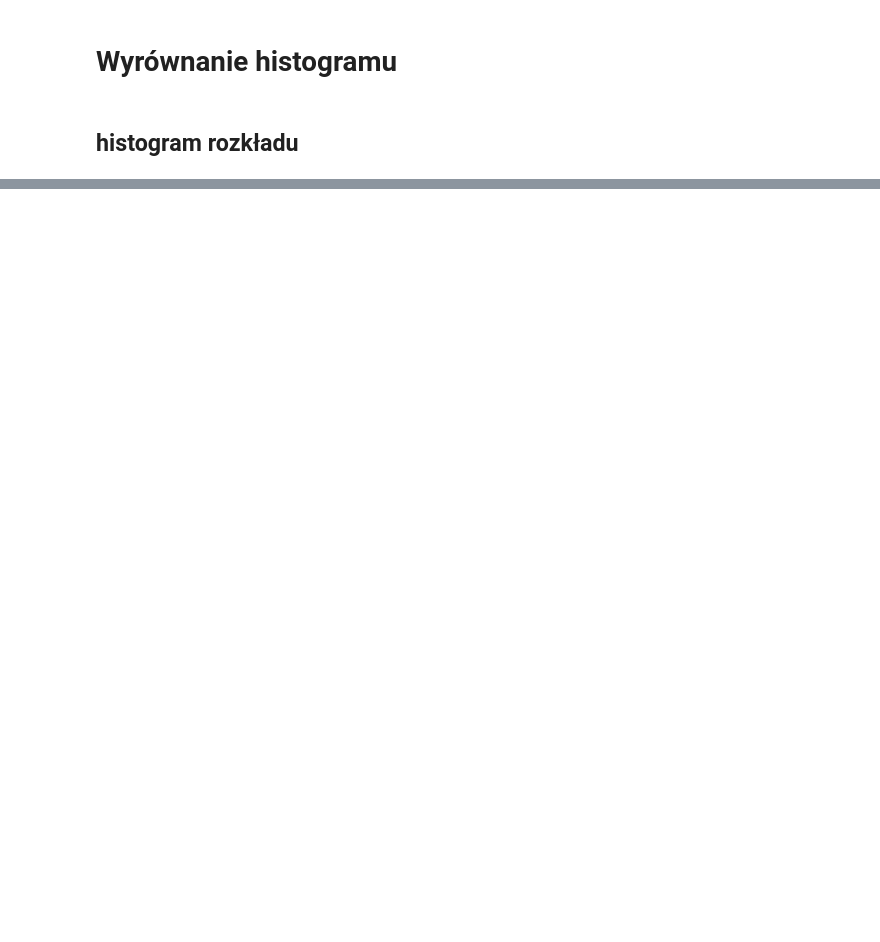
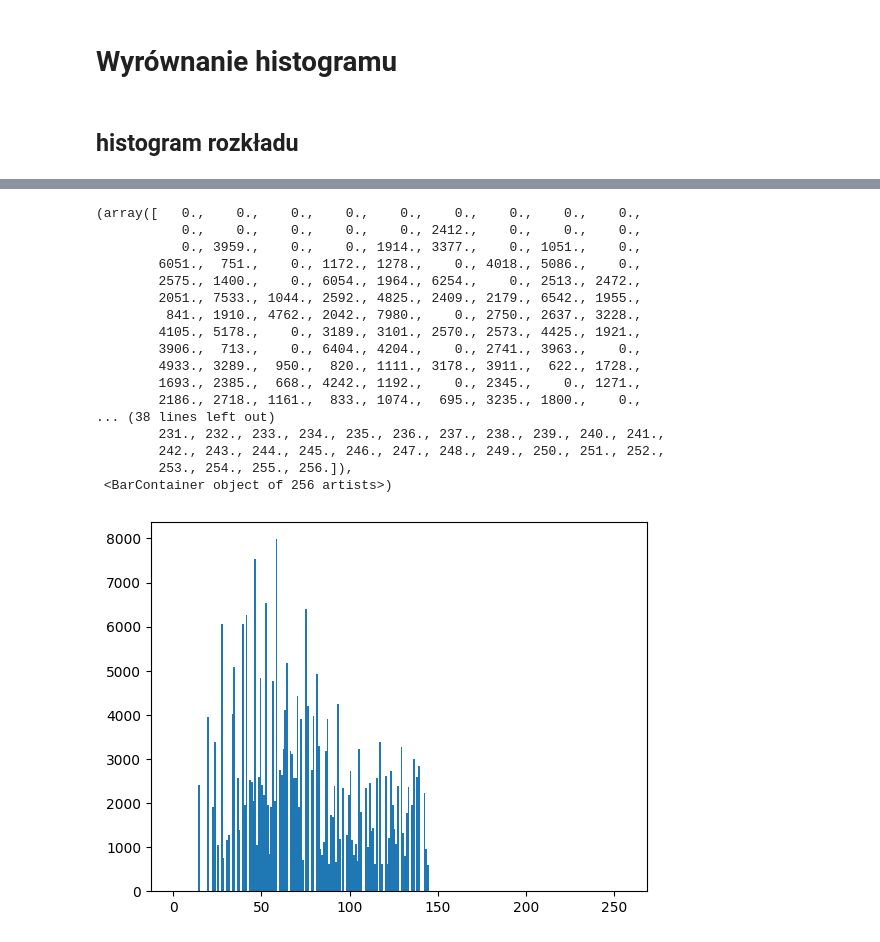
Before and after one commit to dzebrowskii/Histogram-stretching-and-equalization, a Jupyter notebook: zadanie2.ipynb, the cells around one changed output, grey strips where cells are left out. Cells and saved outputs as stored; diff of their text form; code cells hidden in the pictures; blank space fills up the shorter version.

```diff
--- a/zadanie2.ipynb
+++ b/zadanie2.ipynb
@@ -220,0 +256,27 @@ equal_image.show()
+# %%
+def change_brightness(brightness_array, scale):
+    brightness_array = brightness_array*scale
+    return brightness_array
+# %%
+brightness_array = change_brightness(img_array, 0.6)
+# %%
+plt.hist(brightness_array.flatten(), bins=256, range=(0,256))
+# %% [output]
+(array([   0.,    0.,    0.,    0.,    0.,    0.,    0.,    0.,    0.,
+           0.,    0.,    0.,    0.,    0., 2412.,    0.,    0.,    0.,
+           0., 3959.,    0.,    0., 1914., 3377.,    0., 1051.,    0.,
+        6051.,  751.,    0., 1172., 1278.,    0., 4018., 5086.,    0.,
+        2575., 1400.,    0., 6054., 1964., 6254.,    0., 2513., 2472.,
+        2051., 7533., 1044., 2592., 4825., 2409., 2179., 6542., 1955.,
+         841., 1910., 4762., 2042., 7980.,    0., 2750., 2637., 3228.,
+        4105., 5178.,    0., 3189., 3101., 2570., 2573., 4425., 1921.,
+        3906.,  713.,    0., 6404., 4204.,    0., 2741., 3963.,    0.,
+        4933., 3289.,  950.,  820., 1111., 3178., 3911.,  622., 1728.,
+        1693., 2385.,  668., 4242., 1192.,    0., 2345.,    0., 1271.,
+        2186., 2718., 1161.,  833., 1074.,  695., 3235., 1800.,    0.,
+... (38 lines left out)
+        231., 232., 233., 234., 235., 236., 237., 238., 239., 240., 241.,
+        242., 243., 244., 245., 246., 247., 248., 249., 250., 251., 252.,
+        253., 254., 255., 256.]),
+ <BarContainer object of 256 artists>)
+[figure, added]
```
Also changed, not shown: parts of 19 cells of this notebook, 3 other files.
